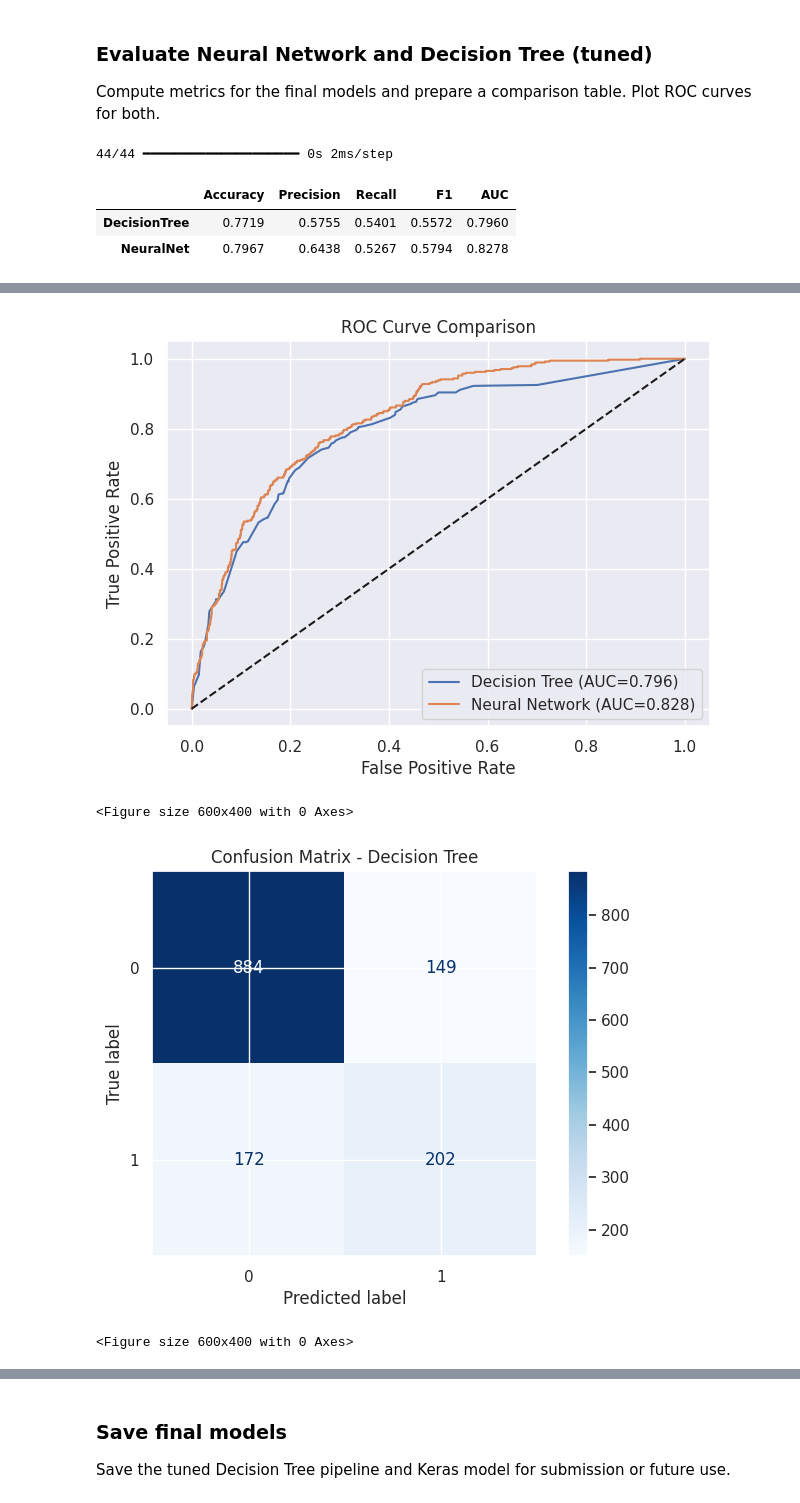
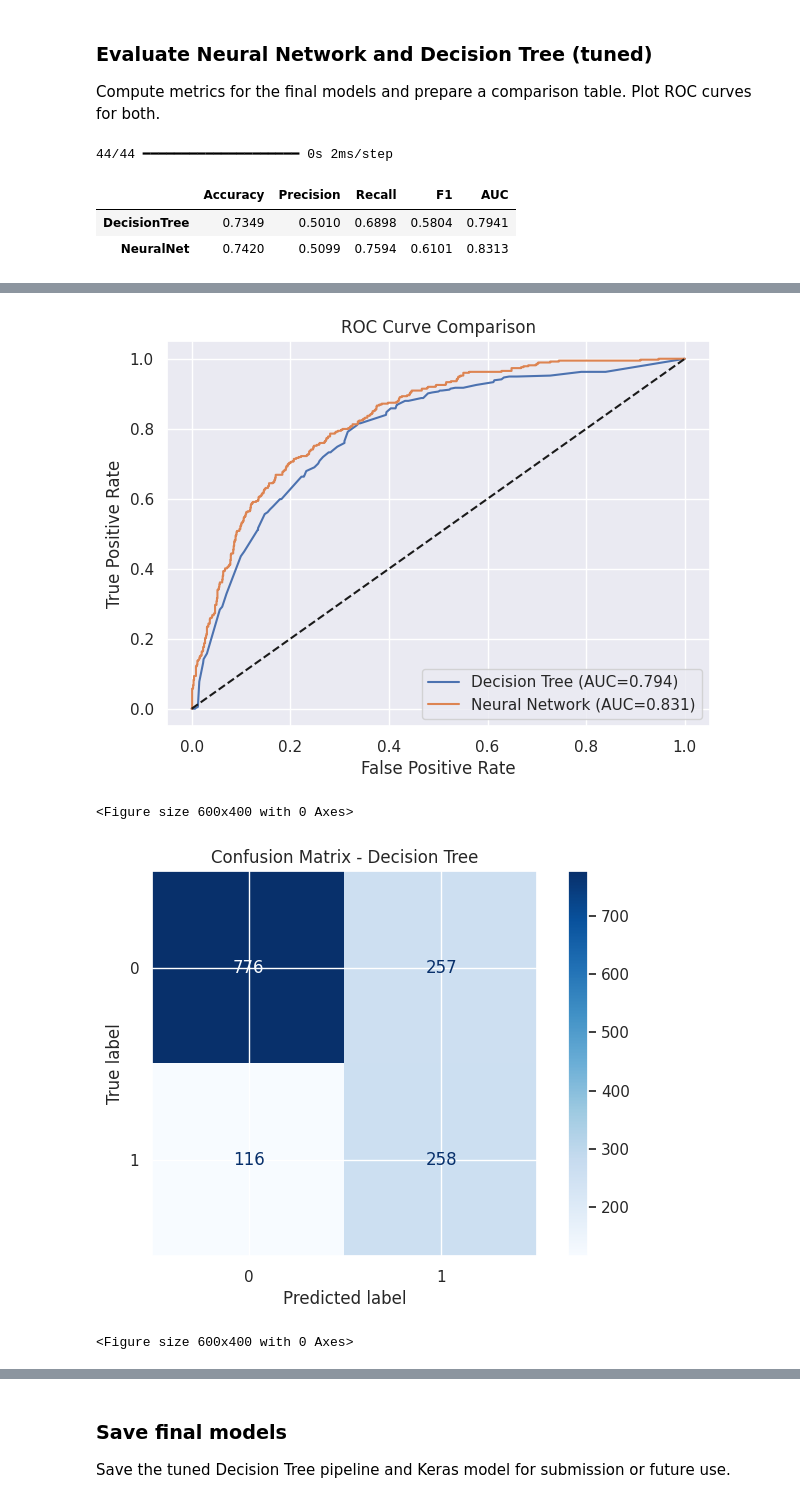
Before and after one commit to Thush099/CM2604-Churn-Classifier, a Jupyter notebook: CM2604_Telco_Churn_Project.ipynb, the cells around one changed output, grey strips where cells are left out. Cells and saved outputs as stored; diff of their text form; code cells hidden in the pictures.

```diff
--- a/CM2604_Telco_Churn_Project.ipynb
+++ b/CM2604_Telco_Churn_Project.ipynb
@@ -510,6 +522,11 @@ Train the NN with a validation split and early stopping to avoid overfitting. Ad
 from tensorflow.keras.callbacks import EarlyStopping
 
 early_stop = EarlyStopping(monitor='val_loss', patience=6, restore_best_weights=True)
+
+from sklearn.utils.class_weight import compute_class_weight
+classes = np.unique(y_train)
+cw = compute_class_weight(class_weight='balanced', classes=classes, y=y_train)
+class_weight = dict(zip(classes, cw))
 
 history = nn_model.fit(
     X_train_proc, y_train.values,
@@ -517,9 +534,9 @@ history = nn_model.fit(
     epochs=50,
     batch_size=64,
     callbacks=[early_stop],
-    verbose=2
+    verbose=2,
+    class_weight=class_weight
 )
-
 # Plot training curves (loss)
 import matplotlib.pyplot as plt
 plt.plot(history.history['loss'], label='train_loss')
@@ -557,8 +574,8 @@ nn_probs = nn_model.predict(X_test_proc).ravel()
 nn_preds = (nn_probs >= 0.5).astype(int)
 
 # Tuned DT predictions (best_dt from GridSearch)
-dt_preds = best_dt.predict(X_test)
-dt_probs = best_dt.predict_proba(X_test)[:,1] if hasattr(best_dt.named_steps['clf'], "predict_proba") else None
+dt_preds = best_dt.predict(X_test_proc) # Changed from X_test to X_test_proc
+dt_probs = best_dt.predict_proba(X_test_proc)[:,1] # Changed from X_test to X_test_proc
 
 # Metrics function
 def binary_metrics(y_true, y_pred, y_proba=None):
@@ -583,7 +600,7 @@ models = ['Neural Network', 'Decision Tree']
 
 train_accs = [
     accuracy_score(y_train, nn_model.predict(X_train_proc).round()),
-    accuracy_score(y_train, best_dt.predict(X_train))
+    accuracy_score(y_train, best_dt.predict(X_train_proc)) # Changed from X_train to X_train_proc
 ]
 
 test_accs = [metrics_nn['Accuracy'], metrics_dt['Accuracy']]
@@ -669,5 +686,5 @@ plt.show()
 # %% [output]
 44/44 ━━━━━━━━━━━━━━━━━━━━ 0s 2ms/step
 |  | Accuracy | Precision | Recall | F1 | AUC |
-| DecisionTree | 0.7719 | 0.5755 | 0.5401 | 0.5572 | 0.7960 |
-| NeuralNet | 0.7967 | 0.6438 | 0.5267 | 0.5794 | 0.8278 |
+| DecisionTree | 0.7349 | 0.5010 | 0.6898 | 0.5804 | 0.7941 |
+| NeuralNet | 0.7420 | 0.5099 | 0.7594 | 0.6101 | 0.8313 |
@@ -678,4 +695,4 @@ plt.show()
-[figure, old version]
+[figure, new version]
 <Figure size 600x400 with 0 Axes>
-[figure, old version]
+[figure, new version]
 <Figure size 600x400 with 0 Axes>
```
Also changed, not shown: parts of 8 cells of this notebook.
